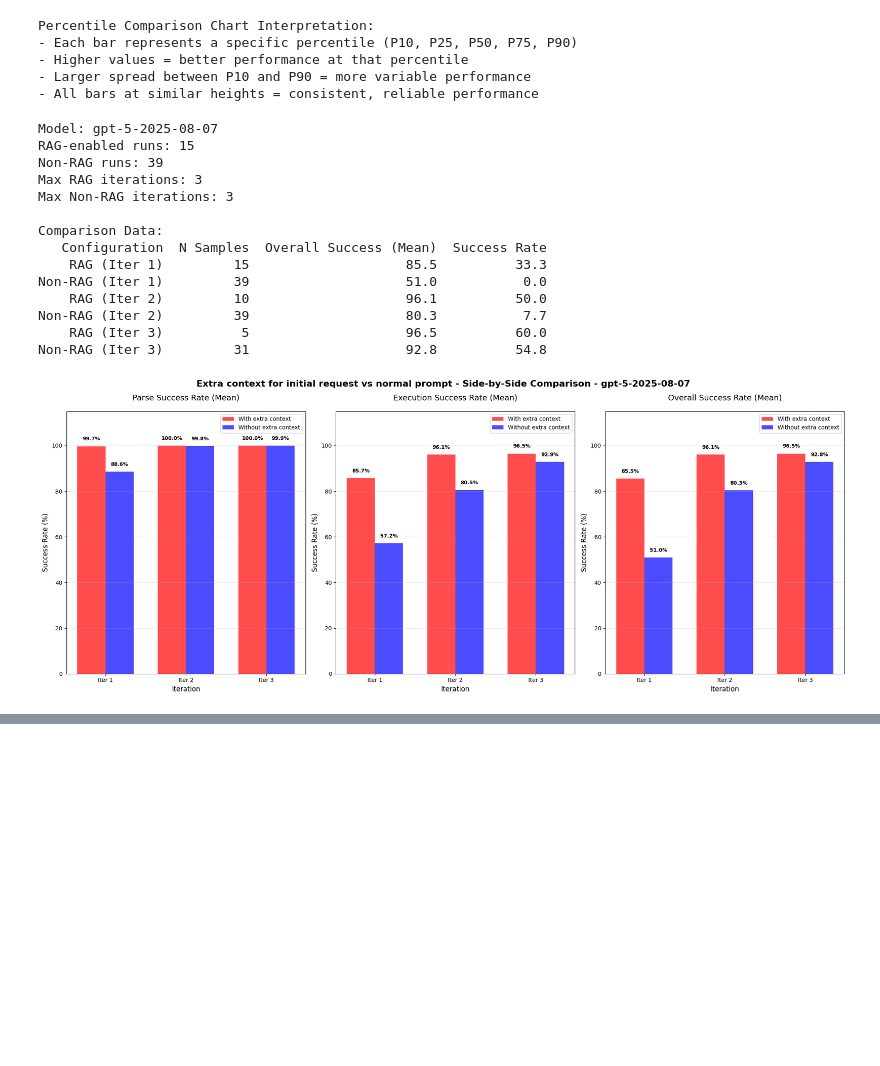
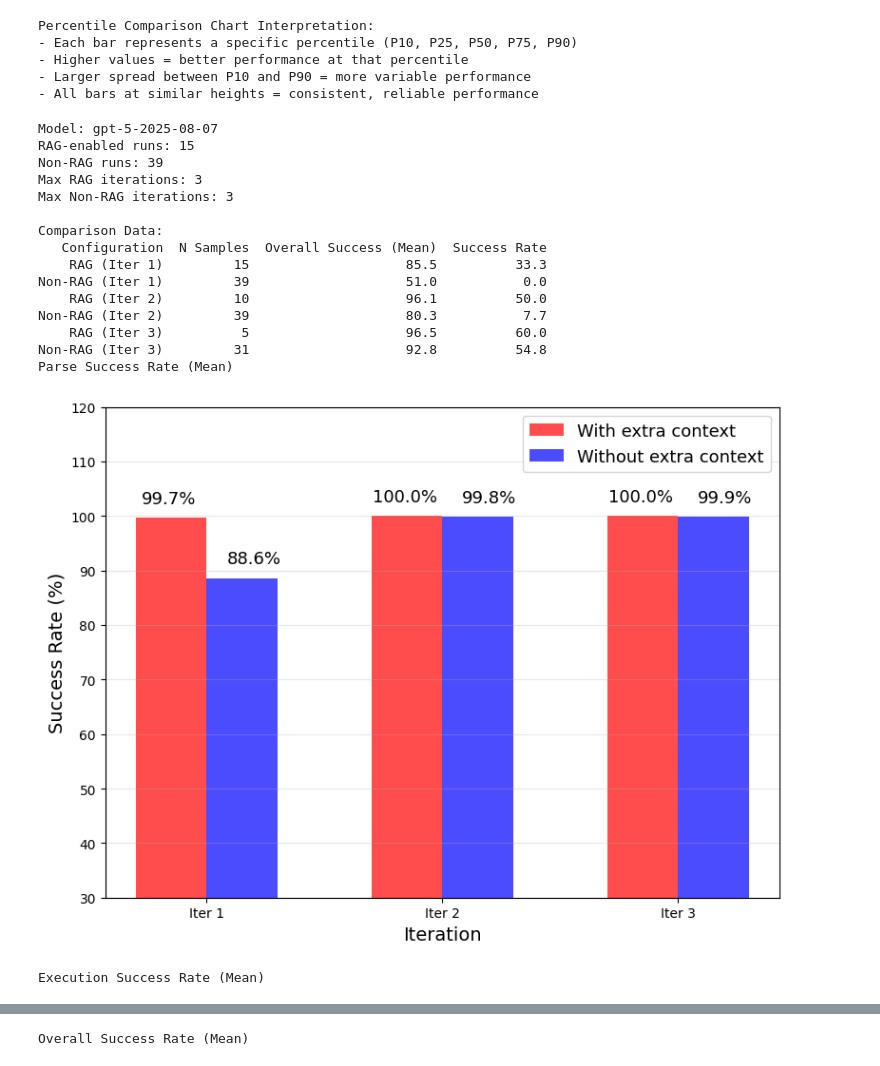
Before and after one commit to sDaners/tesis, a Jupyter notebook: graphs.ipynb, the cells around one changed output, grey strips where cells are left out. Drawn from its saved outputs; the diff is of its cells as text; code cells hidden in the pictures; blank space fills up the shorter version.

```diff
--- a/graphs.ipynb
+++ b/graphs.ipynb
@@ -1,6 +1,6 @@
 # %%
 TARGET_ITERATION = 3
-SHOW_TITLES = True
+SHOW_TITLES = False
 # %%
 import json
 import matplotlib.pyplot as plt
@@ -919,10 +919,7 @@ for col in percentage_cols:
 print("\nComparison Data:")
 print(comparison_df[['Configuration', 'N Samples', 'Overall Success (Mean)', 'Success Rate']].to_string(index=False))
 
-# Create side-by-side comparison visualization
-fig, axes = plt.subplots(1, 3, figsize=(20, 8))  # Increased height to 8
-fig.suptitle(f'Extra context for initial request vs normal prompt - Side-by-Side Comparison - {target_model}', fontsize=16, fontweight='bold')
-
+# Create side-by-side comparison visualization - 3 separate plots
 metrics_to_plot = [
     ('Parse Success (Mean)', 'Parse Success Rate (Mean)', 'blue'),
     ('Execution Success (Mean)', 'Execution Success Rate (Mean)', 'orange'),
@@ -932,10 +929,14 @@ metrics_to_plot = [
 # Create x-axis positions for grouped bars
 iterations = sorted(comparison_df['Iteration'].unique())
 x_positions = np.arange(len(iterations))
-width = 0.35  # Width of the bars
+width = 0.30  # Width of the bars
 
 for idx, (metric, title, color) in enumerate(metrics_to_plot):
-    ax = axes[idx]
+    # Create a new figure for each plot
+    fig, ax = plt.subplots(1, 1, figsize=(8, 6))
+
+    if SHOW_TITLES:
+        fig.suptitle(f'Extra context for initial request vs normal prompt - {target_model}', fontsize=18, fontweight='bold')
 
     # Prepare data for grouped bars
     rag_values = []
@@ -949,49 +950,70 @@ for idx, (metric, title, color) in enumerate(metrics_to_plot):
         non_rag_val = non_rag_data[metric].iloc[0] if len(non_rag_data) > 0 else 0
 
         rag_values.append(rag_val)
         non_rag_values.append(non_rag_val)
 
     # Create grouped bars
     bars1 = ax.bar(x_positions - width/2, rag_values, width, label='With extra context', color='red', alpha=0.7)
     bars2 = ax.bar(x_positions + width/2, non_rag_values, width, label='Without extra context', color='blue', alpha=0.7)
 
-    ax.set_ylabel('Success Rate (%)', fontsize=12)
-    ax.set_title(title, fontsize=14, pad=20)  # Added padding to title
-    ax.set_xlabel('Iteration', fontsize=12)
+    ax.set_ylabel('Success Rate (%)', fontsize=14)
+    if SHOW_TITLES:
+        ax.set_title(title, fontsize=16, pad=20)
+    else:
+        print(title)
+    ax.set_xlabel('Iteration', fontsize=14)
     ax.set_xticks(x_positions)
     ax.set_xticklabels([f'Iter {i}' for i in iterations])
-    ax.legend()
+    ax.legend(fontsize=13)
     ax.grid(True, alpha=0.3, axis='y')
-    ax.set_ylim([0, 115])  # Increased y-limit to 110 to make room for labels
+    ax.set_ylim([30, 120])
 
     # Add value labels on bars with better positioning
-    for bars in [bars1, bars2]:
-        for bar in bars:
-            height = bar.get_height()
-            if height > 0:  # Only add labels for non-zero values
-                # Position labels above the bars with more space
-                ax.annotate(f'{height:.1f}%',
-                           xy=(bar.get_x() + bar.get_width() / 2, height),
-                           xytext=(0, 8),  # Increased vertical offset
-                           textcoords="offset points",
-                           ha='center', va='bottom', fontsize=9, fontweight='bold')
+    for bar in bars1:
+        height = bar.get_height()
+        if height > 0:
+            ax.annotate(f'{height:.1f}%',
+                        xy=((bar.get_x() + bar.get_width() / 2) - 0.01, height),
+                        xytext=(0, 8),
+                        textcoords="offset points",
+                        rotation=0,
+                        ha='center',
+                        va='bottom',
+                        fontsize=13,
+                        fontweight='normal',
+                    )
 
-plt.subplots_adjust(hspace=0.3)
-plt.tight_layout()
-plt.show()
+    for bar in bars2:
+        height = bar.get_height()
+        if height > 0:
+            ax.annotate(f'{height:.1f}%',
+                        xy=((bar.get_x() + bar.get_width() / 2) + 0.05, height),
+                        xytext=(0, 8),
+                        textcoords="offset points",
+                        rotation=0,
+                        ha='center',
+                        va='bottom',
+                        fontsize=13,
+                        fontweight='normal',
+                    )
+
+    plt.tight_layout()
+    plt.show()
 # %% [output]
 Model: gpt-5-2025-08-07
 RAG-enabled runs: 15
 Non-RAG runs: 39
 Max RAG iterations: 3
 Max Non-RAG iterations: 3
 
 Comparison Data:
    Configuration  N Samples  Overall Success (Mean)  Success Rate
     RAG (Iter 1)         15                    85.5          33.3
 Non-RAG (Iter 1)         39                    51.0           0.0
     RAG (Iter 2)         10                    96.1          50.0
 Non-RAG (Iter 2)         39                    80.3           7.7
     RAG (Iter 3)          5                    96.5          60.0
 Non-RAG (Iter 3)         31                    92.8          54.8
+Parse Success Rate (Mean)
-[figure, old version]
+[figure, new version]
+Execution Success Rate (Mean)
@@ -997,0 +1021 @@ Non-RAG (Iter 3)         31                    92.8          54.8
+Overall Success Rate (Mean)
```
Also changed, not shown: parts of 4 cells of this notebook, 6 other files.
